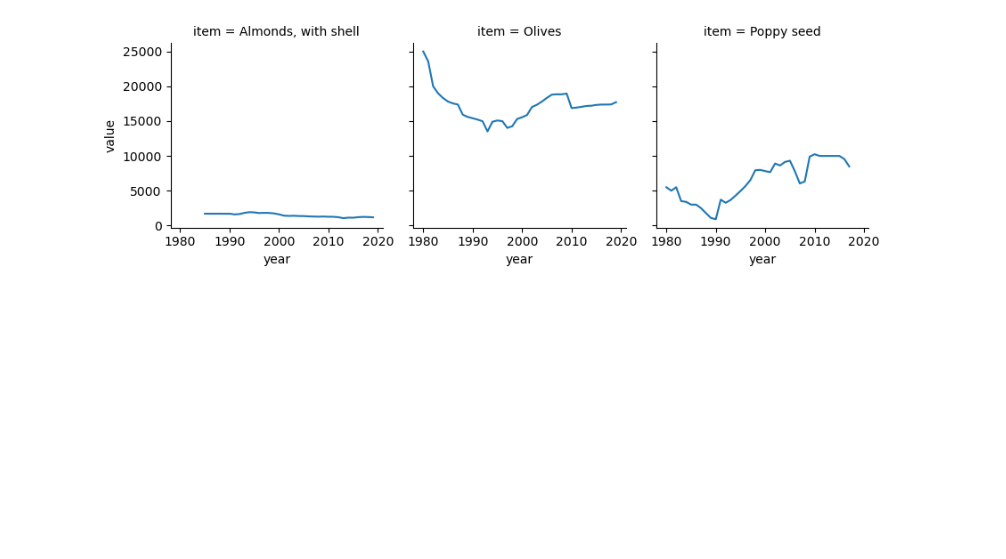
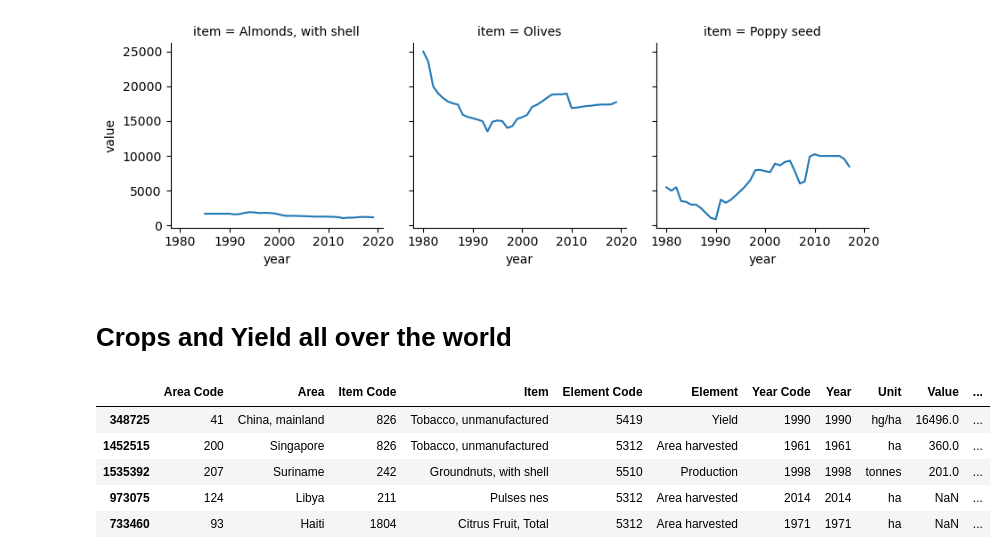
Before and after one commit to ElnazSaeidi/capstone-project-AEJS, a Jupyter notebook: Crop_Data_Anja.ipynb, the cells around one changed output. Cells and saved outputs as stored; diff of their text form; code cells hidden in the pictures; blank space fills up the shorter version.

```diff
--- a/Crop_Data_Anja.ipynb
+++ b/Crop_Data_Anja.ipynb
@@ -1160,3 +1160,15 @@ i.map(sns.lineplot,'year','value')
 [figure]
 [figure]
 [figure]
+# %% [markdown]
+# Crops and Yield all over the world
+# %%
+crop_all = pd.read_csv('../capstone_local/Crops_AllData_Normalized.csv', encoding='latin1')
+crop_all.sample(5)
+# %% [output]
+|  | Area Code | Area | Item Code | Item | Element Code | Element | Year Code | Year | Unit | Value | ... |
+| 348725 | 41 | China, mainland | 826 | Tobacco, unmanufactured | 5419 | Yield | 1990 | 1990 | hg/ha | 16496.0 | ... |
+| 1452515 | 200 | Singapore | 826 | Tobacco, unmanufactured | 5312 | Area harvested | 1961 | 1961 | ha | 360.0 | ... |
+| 1535392 | 207 | Suriname | 242 | Groundnuts, with shell | 5510 | Production | 1998 | 1998 | tonnes | 201.0 | ... |
+| 973075 | 124 | Libya | 211 | Pulses nes | 5312 | Area harvested | 2014 | 2014 | ha | NaN | ... |
+| 733460 | 93 | Haiti | 1804 | Citrus Fruit, Total | 5312 | Area harvested | 1971 | 1971 | ha | NaN | ... |
```
Also changed, not shown: parts of 10 cells of this notebook, 1 other file.
